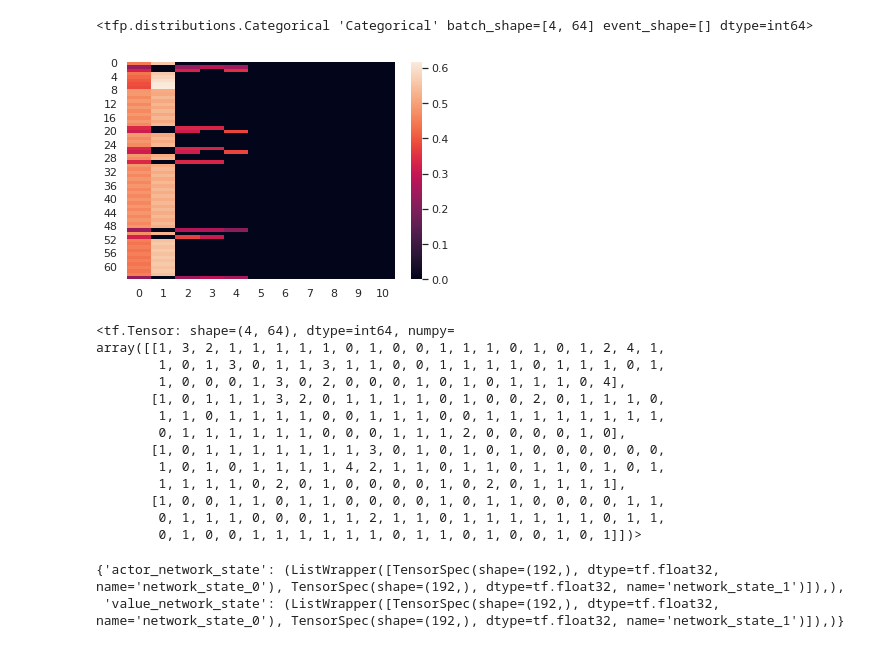
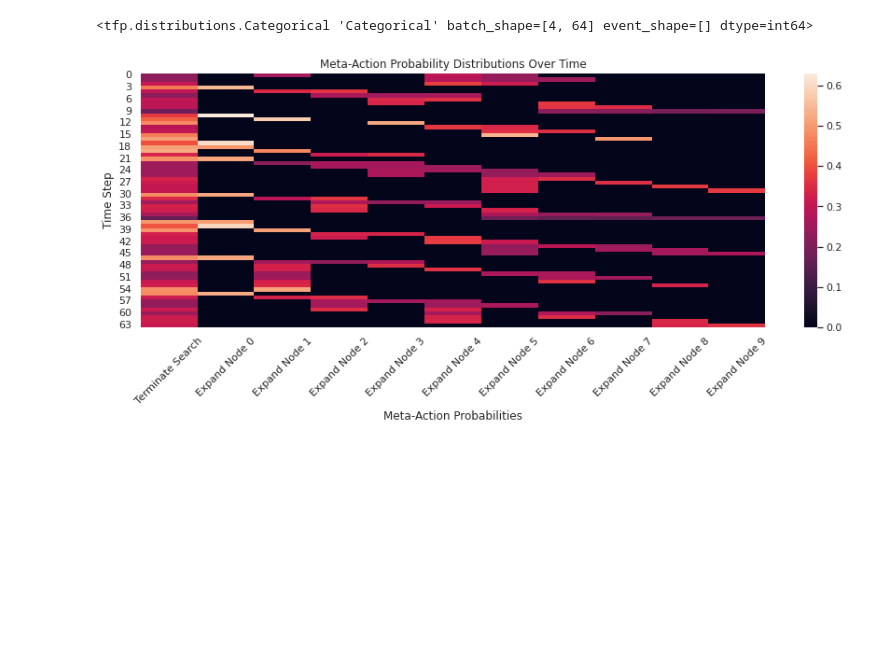
Before and after one commit to justinsvegliato/meta-level-reinforcement-learning, a Jupyter notebook: PPO Training.ipynb, the cells around one changed output. Cells and saved outputs as stored; diff of their text form; code cells hidden in the pictures; blank space fills up the shorter version.

```diff
--- a/PPO Training.ipynb
+++ b/PPO Training.ipynb
@@ -147,36 +147,36 @@ class SearchRNNTransformer(network.Network):
             'reset_mask': tf.equal(step_type, time_step.StepType.FIRST, name='mask')
         }
 
+        tokens = self.project_search_tokens(search_tokens, training=training)
+
         # Prepare lstm inputs for each timestep.
         # This means using a decoder transformer layer from the search tokens at
         # each timestep to single token that servers as the input for the lstm.
-        batch_size = tf.shape(search_tokens)[0]
-        n_time_steps = tf.shape(search_tokens)[1]
-        n_tokens = tf.shape(search_tokens)[2]
+        inputs = tf.zeros_like(tokens[:, 0, :1])
+        def decode_search_tokens(tokens_t):
+            decoder_inputs = [inputs, tokens_t, None, None]
+            lstm_inputs, _ = self.decoder_block(decoder_inputs,
+                                                training=training)
+            return lstm_inputs[:, 0]
 
-        # TODO: switch this to a tf.map_fn
-        lstm_inputs_across_time = []
-        for t in range(n_time_steps):
-            inputs = tf.zeros((batch_size, 1, 192))
-            decoder_inputs = [inputs, search_tokens[:, t], None, None]
-            lstm_inputs, _ = self.decoder_block(decoder_inputs)
-            lstm_inputs_across_time.append(lstm_inputs)
-
-        lstm_inputs_across_time = tf.concat(lstm_inputs_across_time, axis=1)
+        tokens = tf.einsum('btnd->tbnd', tokens)
+        lstm_inputs = tf.map_fn(decode_search_tokens, tokens)
+        tokens = tf.einsum('tbnd->btnd', tokens)
+        lstm_inputs = tf.einsum('tbd->btd', lstm_inputs)
 
         # Apply inputs and network state to the lstm
         memory_encoding, network_state = self.lstm_network(
-            inputs=lstm_inputs_across_time,
+            inputs=lstm_inputs,
             initial_state=network_state,
             training=training,
             **network_kwargs)
 
         # reshape the output of the lstm to be added to each of the search tokens
         # thus encorporating information from previous timesteps into the tokens
+        n_tokens = tf.shape(tokens)[2]
         memory_encoding = tf.expand_dims(memory_encoding, 2)
         memory_encoding = tf.repeat(memory_encoding, n_tokens, axis=2)
 
-        tokens = self.project_search_tokens(search_tokens)
         tokens = tokens + memory_encoding
 
         # swap the time and batch dimensions to be able to apply the transformer
@@ -209,3 +209,10 @@ output_tokens.shape, tf.shape(network_state)
 # %% [output]
 (TensorShape([2, 11, 192]),
  <tf.Tensor: shape=(4,), dtype=int32, numpy=array([  1,   2,   2, 192], dtype=int32)>)
+# %%
+network_state = ()
+traj_search_tokens = traj.observation[MetaEnv.SEARCH_TOKENS_KEY]
+traj_step_type = traj.step_type
+# %%
+output_tokens, network_state = search_rrn_transformer(traj_search_tokens, traj_step_type, network_state)
+output_tokens.shape, tf.shape(network_state)
@@ -345,23 +351,14 @@ action_dist, states = action_search_rnn(traj.observation, step_type=traj.step_ty
 action_dist
 # %% [output]
 <tfp.distributions.Categorical 'Categorical' batch_shape=[4, 64] event_shape=[] dtype=int64>
-# %%
-sns.heatmap(tf.nn.softmax(action_dist.logits[0]));
-# %% [output]
-[figure, removed]
-# %%
-action_dist.sample()
-# %% [output]
-<tf.Tensor: shape=(4, 64), dtype=int64, numpy=
-array([[1, 3, 2, 1, 1, 1, 1, 1, 0, 1, 0, 0, 1, 1, 1, 0, 1, 0, 1, 2, 4, 1,
-        1, 0, 1, 3, 0, 1, 1, 3, 1, 1, 0, 0, 1, 1, 1, 1, 0, 1, 1, 1, 0, 1,
-        1, 0, 0, 0, 1, 3, 0, 2, 0, 0, 0, 1, 0, 1, 0, 1, 1, 1, 0, 4],
-       [1, 0, 1, 1, 1, 3, 2, 0, 1, 1, 1, 1, 0, 1, 0, 0, 2, 0, 1, 1, 1, 0,
-        1, 1, 0, 1, 1, 1, 1, 0, 0, 1, 1, 1, 0, 0, 1, 1, 1, 1, 1, 1, 1, 1,
-        0, 1, 1, 1, 1, 1, 1, 0, 0, 0, 1, 1, 1, 2, 0, 0, 0, 0, 1, 0],
-       [1, 0, 1, 1, 1, 1, 1, 1, 1, 3, 0, 1, 0, 1, 0, 1, 0, 0, 0, 0, 0, 0,
-        1, 0, 1, 0, 1, 1, 1, 1, 4, 2, 1, 1, 0, 1, 1, 0, 1, 1, 0, 1, 0, 1,
-        1, 1, 1, 1, 0, 2, 0, 1, 0, 0, 0, 0, 1, 0, 2, 0, 1, 1, 1, 1],
-       [1, 0, 0, 1, 1, 0, 1, 1, 0, 0, 0, 0, 1, 0, 1, 1, 0, 0, 0, 0, 1, 1,
-        0, 1, 1, 1, 0, 0, 0, 1, 1, 2, 1, 1, 0, 1, 1, 1, 1, 1, 1, 0, 1, 1,
-        0, 1, 0, 0, 1, 1, 1, 1, 1, 1, 0, 1, 1, 0, 1, 0, 0, 1, 0, 1]])>
+# %%
+plt.figure(figsize=(15, 5))
+plt.title('Meta-Action Probability Distributions Over Time')
+sns.heatmap(tf.nn.softmax(action_dist.logits[0]));
+plt.xlabel('Meta-Action Probabilities')
+labels = list(env.envs[0].gym.get_action_strings().values())
+plt.xticks(np.arange(len(labels)) + 0.5, labels, rotation=45)
+plt.ylabel('Time Step')
+plt.show()
+# %% [output]
+[figure, added]
@@ -408,7 +408,2 @@ agent = PPOAgent(
     num_epochs=1,  # deprecated param
 )
-# %%
-agent.collect_policy._policy_state_spec
-# %% [output]
-{'actor_network_state': (ListWrapper([TensorSpec(shape=(192,), dtype=tf.float32, name='network_state_0'), TensorSpec(shape=(192,), dtype=tf.float32, name='network_state_1')]),),
- 'value_network_state': (ListWrapper([TensorSpec(shape=(192,), dtype=tf.float32, name='network_state_0'), TensorSpec(shape=(192,), dtype=tf.float32, name='network_state_1')]),)}
```
Also changed, not shown: parts of 13 cells of this notebook, 3 other files.
